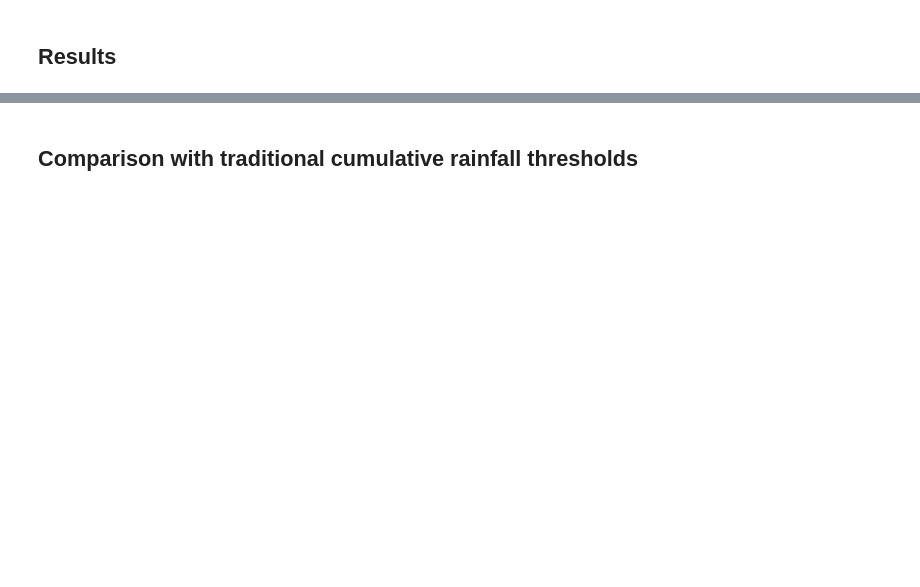
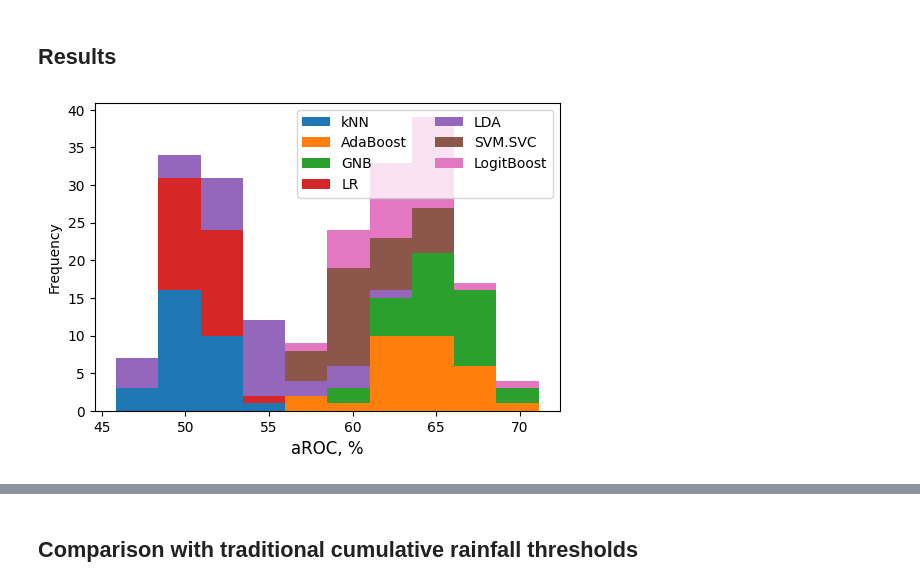
Before and after one commit to ravucordilleras/SC02-dengue-forecasting, a Jupyter notebook: v1/humidity.ipynb, the cells around one changed output, grey strips where cells are left out. Cells and saved outputs as stored; diff of their text form; code cells hidden in the pictures; blank space fills up the shorter version.

```diff
--- a/v1/humidity.ipynb
+++ b/v1/humidity.ipynb
@@ -37,6 +37,7 @@ from sklearn.metrics import confusion_matrix, auc
 # %% [markdown]
 ## Define classifiers, and corresponding parameters
 # %%
+mls_to_test = [0, 2, 3, 4, 5, 6, 7]
 classifierNames = pd.DataFrame(["kNN", "DT", "AdaBoost","GNB","LR", "LDA","SVM.SVC","LogitBoost"])
 
 classifiers = [
@@ -128,7 +129,7 @@ COrain
 # %% [markdown]
 # MEAN MAX MINIMUM TEMPERATURE RELATIVE HUMIDITY
 # %%
-my_list = list(range(1))        # rv.kris - this increases the number of iterations, set this to 100, but this also multiples the training time by the same amount
+my_list = list(range(1))        # rv.kris - this increases the number of iterations, the author set this to 100, but this also multiples the training time by the same amount
 
 # define split function
 n_splits = 30
@@ -156,7 +157,7 @@ with tqdm(total=len(my_list)) as pbar:
             # loop through algorithms
             for c in range(len(classifierNames)):
                 # if c in [0, 1, 2, 3, 4, 6, 7, 8]:continue      # skip some algorithms # rv.kris-  the defaults used by the author was 1, 8... we can set this to all except 5 (LDA)...
-                if c in [1, 8]:continue      # skip some algorithms
+                if c not in mls_to_test:continue      # skip some algorithms
                 # print(x, s, c, classifiers[c])
                 # define current classifier
                 clf = classifiers[c]
@@ -165,6 +166,7 @@ with tqdm(total=len(my_list)) as pbar:
                 # predict values using the trained classifier and the test set
                 Xtest_norm = np.array(Xtest_norm)         # rv.kris
                 y_pred = clf.predict(Xtest_norm)
+
                 # Evaluate the test
                 # Define true values
                 y_true = ytest
@@ -190,3 +192,8 @@ TPRs = TPRs.dropna(axis=1, how="all")
 TNRs = TNRs.dropna(axis=1, how="all")
 # ERRs = ERRs.dropna(axis=1, how="all")
 aROCs = aROCs.dropna(axis=1, how="all")
+# %%
+for i in range(len(classifierNames)):
+#     print(classifierNames)
+    if i not in mls_to_test:continue
+    print("c", classifierNames[0][i])
@@ -286,0 +210,71 @@ plt.savefig("ROCplotMLmeanmaxminrel.png")
+# %%
+# my_list = list(range(100))
+# convert results to percent (0-100)
+_FPRs = FPRs * 100
+_TPRs = TPRs * 100
+_TNRs = TNRs * 100
+# ERRs = ERRs * 100
+_aROCs = aROCs * 100
+
+# rv.kris - fix for data type error (was object, needs to be float)
+for i in range(len(classifierNames)):
+    if i not in mls_to_test:continue
+    _aROCs[classifierNames[0][i]] = _aROCs[classifierNames[0][i]].astype(float)                       # rv.kris
+    _TPRs[classifierNames[0][i]] = _TPRs[classifierNames[0][i]].astype(float)                       # rv.kris
+    _FPRs[classifierNames[0][i]] = _FPRs[classifierNames[0][i]].astype(float)                       # rv.kris
+    _TNRs[classifierNames[0][i]] = _TNRs[classifierNames[0][i]].astype(float)                       # rv.kris
+
+# HISTOGRAMS
+# Define parameters for histograms
+bins = 10
+stacked = True
+figsize = (6, 4)
+# Plot histograms
+ax1 = _aROCs.plot.hist(stacked=stacked, bins=bins, figsize=figsize)
+ax1.legend(ncol=2)
+ax1.set_xlabel("aROC, %", fontsize="large")
+plt.savefig("results/aROCshistmeanmaxminrel.png")
+
+ax2 = _TPRs.plot.hist(stacked=stacked, bins=bins, figsize=figsize)
+ax2.legend(ncol=2)
+ax2.set_xlabel("TPR, %", fontsize="large")
+plt.savefig("results/TPRshistmeanmaxminrel.png")
+
+ax3 = _FPRs.plot.hist(stacked=stacked, bins=bins, figsize=figsize)
+ax3.legend(ncol=2)
+ax3.set_xlabel("FPR, %", fontsize="large")
+plt.savefig("results/FPRshistmeanmaxminrel.png")
+
+ax7 = _TNRs.plot.hist(stacked=stacked, bins=bins, figsize=figsize)
+ax7.legend(ncol=2)
+ax7.set_xlabel("TNR, %", fontsize="large")
+plt.savefig("results/TNRshistmeanmaxminrel.png")
+
+# SCATTER PLOT
+# Define figure parameters
+fig = plt.figure(figsize=(6, 6))
+ax4 = fig.add_subplot(111)
+marker = "o"
+markersize = 10
+linewidth = 0
+alpha = 0.5
+mfc = "None"
+mew = 2
+# Loop through results per algorithm
+with tqdm(total=len(my_list)) as pbar:
+    for cN in _FPRs.columns:
+        # plot results of current algorithm
+        ax4.plot(_FPRs[cN].values, _TPRs[cN].values, marker=marker, mfc=mfc, mew=mew, markersize=markersize, linewidth=linewidth, alpha=alpha, label=cN)
+        # Add random guess line
+    pbar.update(1)
+
+ax4.plot([0, 100], [0, 100], "k:", label="random guess")
+# Format plot
+ax4.legend()
+ax4.set_ylabel("TPR, %", fontsize="large")
+ax4.set_xlabel("FPR, %", fontsize="large")
+ax4.set_xlim(-5, 105)
+ax4.set_ylim(-5, 105)
+plt.savefig("results/ROCplotMLmeanmaxminrel.png")
+# %% [output]
+[figure, added]
```
Also changed, not shown: parts of 7 cells of this notebook, 9 other files.
